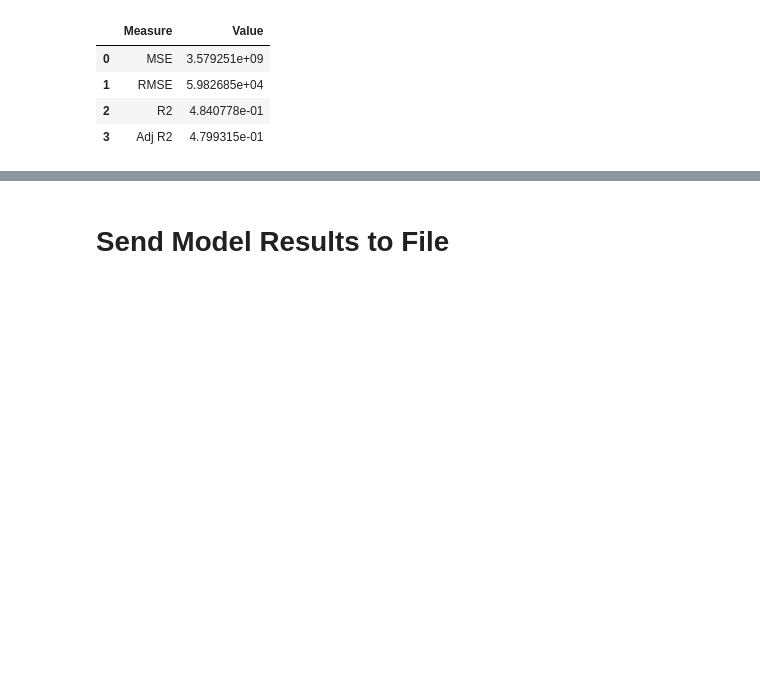
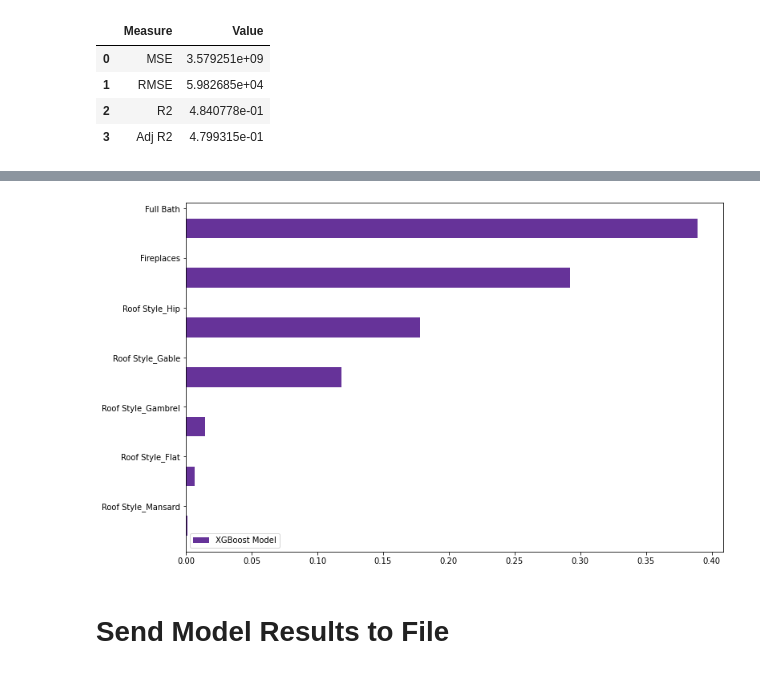
Before and after one commit to tzimmer3/ModelScoring, a Jupyter notebook: XGBoost Regressor.ipynb, the cells around one changed output, grey strips where cells are left out. Saved outputs shown, nothing was run; the diff lists cells and outputs as text; code cells hidden in the pictures; blank space fills up the shorter version.

```diff
--- a/XGBoost Regressor.ipynb
+++ b/XGBoost Regressor.ipynb
@@ -165,8 +168,10 @@ t.create_diagnostic_plots(y_test['Target'],y_test['Residual'])
 # %%
 # Plot global model diagnostic metrics
-from custom_packages import Sklearn_Continuous_Models as t
+from custom_packages import feature_importance
 
-t.feature_importance(cv_best_model, X_train.columns)
+feature_importance(cv_best_model, X_train.columns)
+# %% [output]
+[figure, added]
 # %% [markdown]
 # Send Model Results to File
 # %%
```
Also changed, not shown: parts of 1 cell of this notebook, 3 other files.
